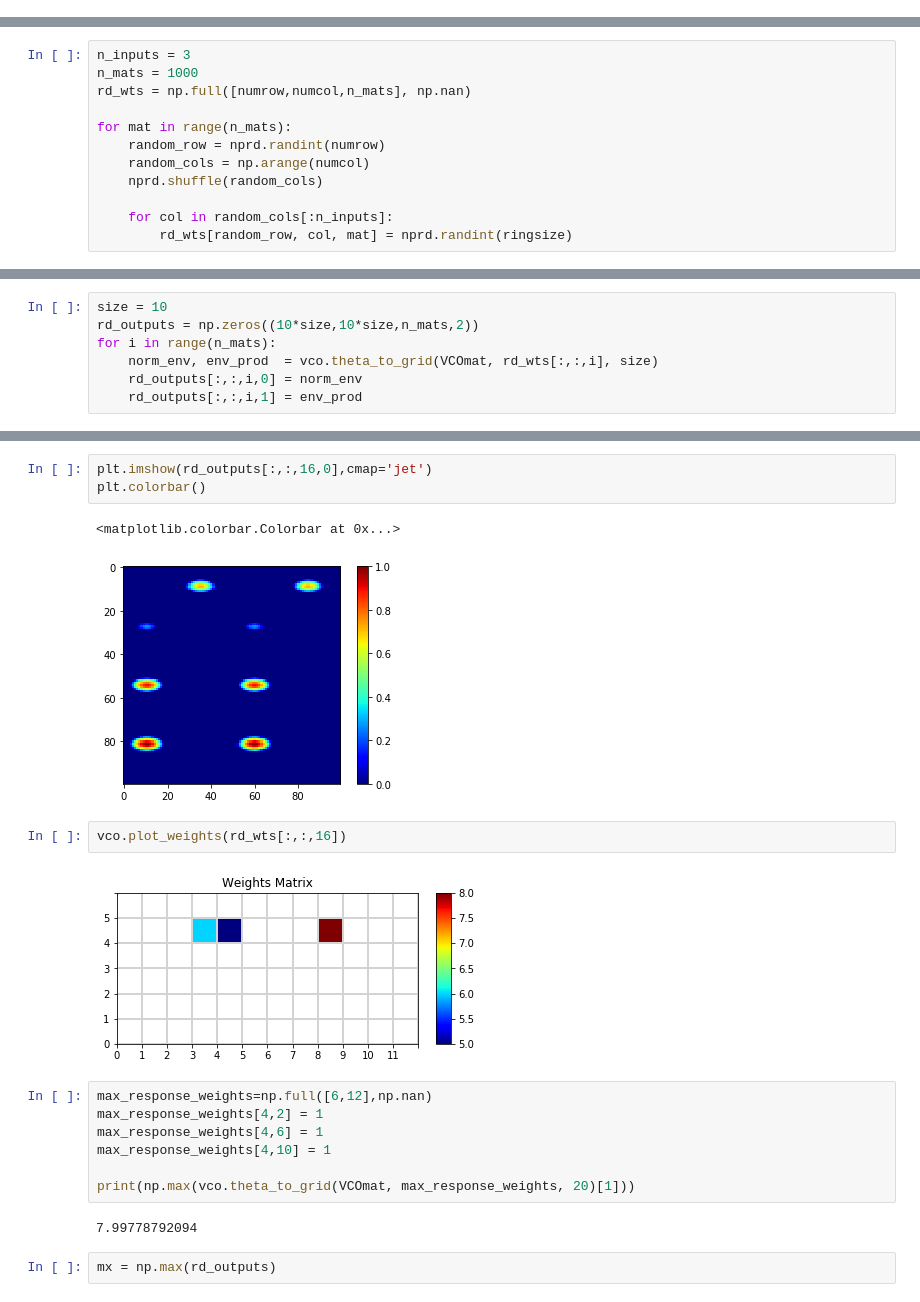
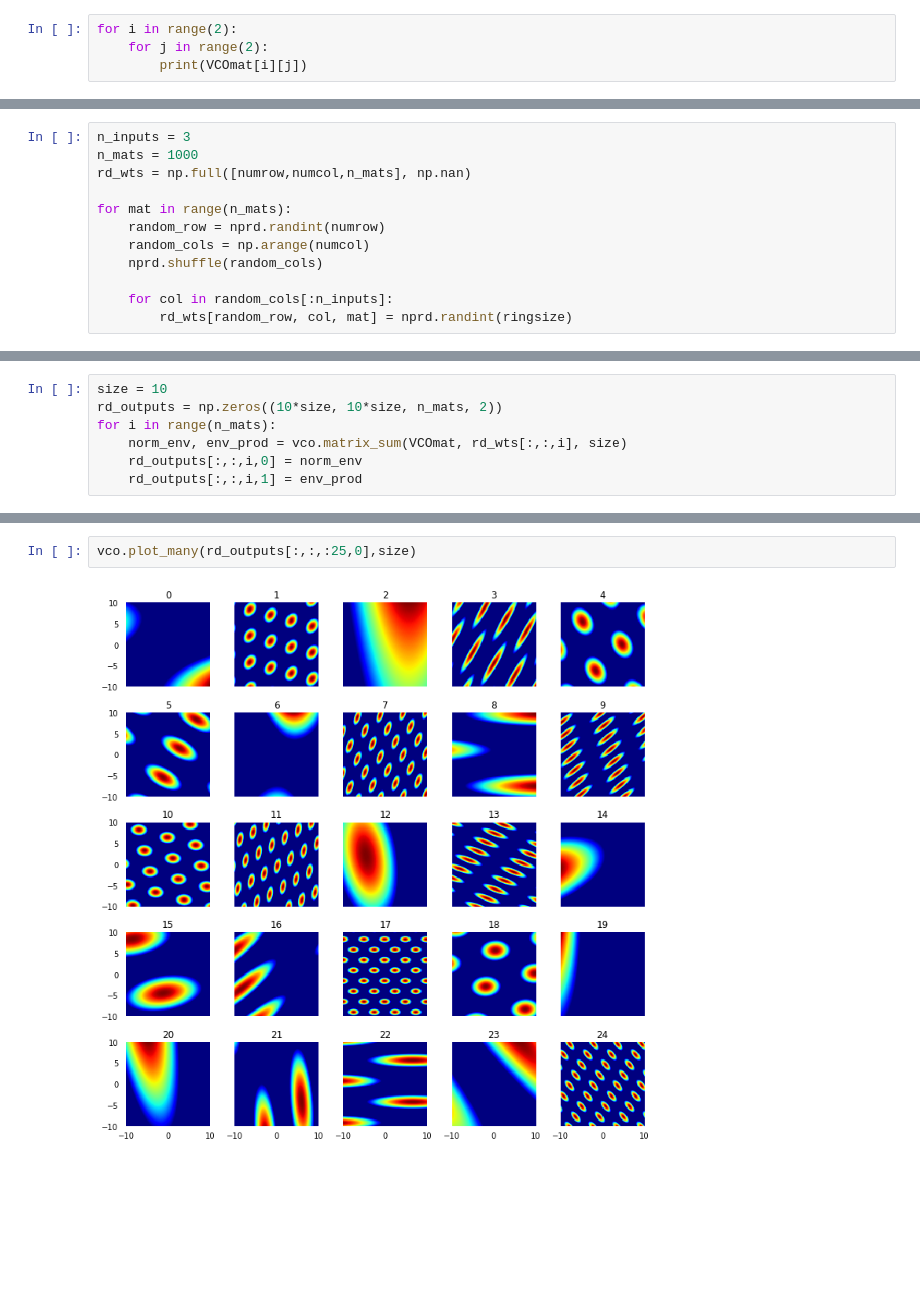
Before and after one commit to csmslab/hipposlam, a Jupyter notebook: vco_test.ipynb, the cells around one changed output, grey strips where cells are left out. Saved outputs shown, nothing was run; the diff lists cells and outputs as text; blank space fills up the shorter version.

```diff
--- a/vco_test.ipynb
+++ b/vco_test.ipynb
@@ -23,0 +27,4 @@ for row in range(numrow):
+# %%
+for i in range(2):
+    for j in range(2):
+        print(VCOmat[i][j])
@@ -42,7 +103,7 @@ for mat in range(n_mats):
 # %%
 size = 10
-rd_outputs = np.zeros((10*size,10*size,n_mats,2))
+rd_outputs = np.zeros((10*size, 10*size, n_mats, 2))
 for i in range(n_mats):
-    norm_env, env_prod  = vco.theta_to_grid(VCOmat, rd_wts[:,:,i], size)
+    norm_env, env_prod = vco.matrix_sum(VCOmat, rd_wts[:,:,i], size)
     rd_outputs[:,:,i,0] = norm_env
     rd_outputs[:,:,i,1] = env_prod
@@ -85,21 +110,4 @@ vco.plot_weights(rd_wts[:,:,37])
-# %%
-plt.imshow(rd_outputs[:,:,16,0],cmap='jet')
-plt.colorbar()
-# %% [output]
-<matplotlib.colorbar.Colorbar at 0x...>
-[figure, removed]
-# %%
-vco.plot_weights(rd_wts[:,:,16])
-# %% [output]
-[figure, removed]
-# %%
-max_response_weights=np.full([6,12],np.nan)
-max_response_weights[4,2] = 1
-max_response_weights[4,6] = 1
-max_response_weights[4,10] = 1
-
-print(np.max(vco.theta_to_grid(VCOmat, max_response_weights, 20)[1]))
-# %% [output]
-7.99778792094
-# %%
-mx = np.max(rd_outputs)
+# %%
+vco.plot_many(rd_outputs[:,:,:25,0],size)
+# %% [output]
+[figure, added]
```
Also changed, not shown: parts of 15 cells of this notebook, 2 other files.
